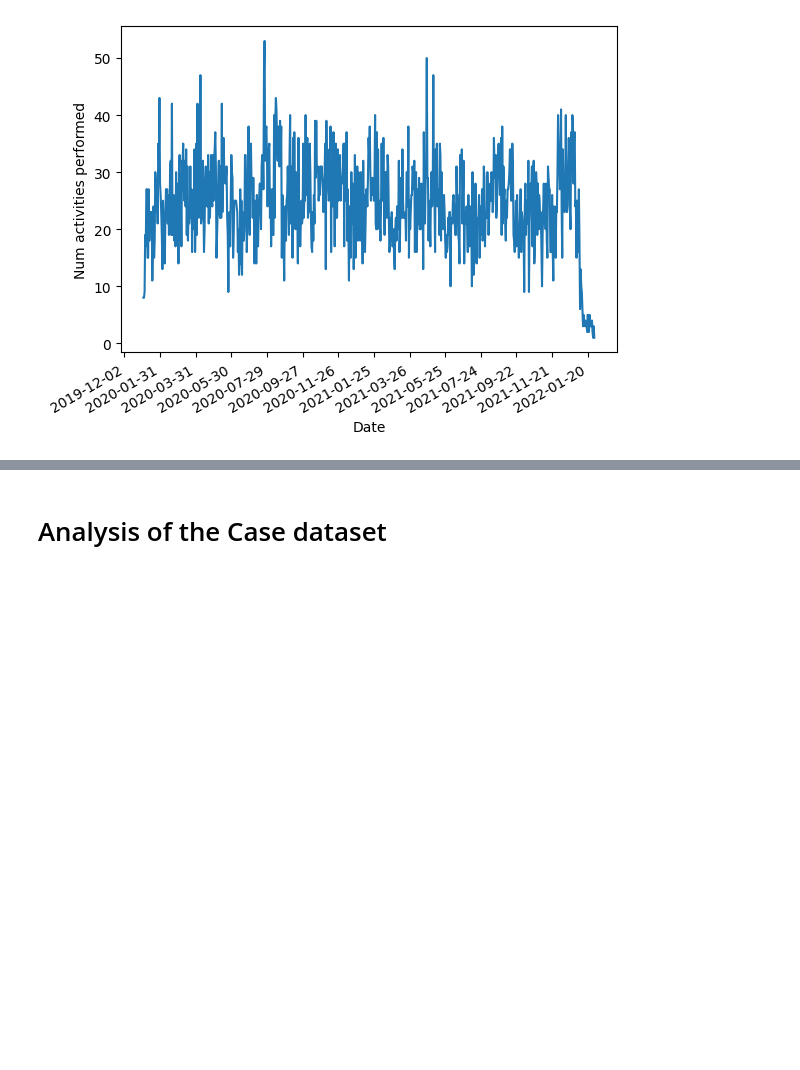
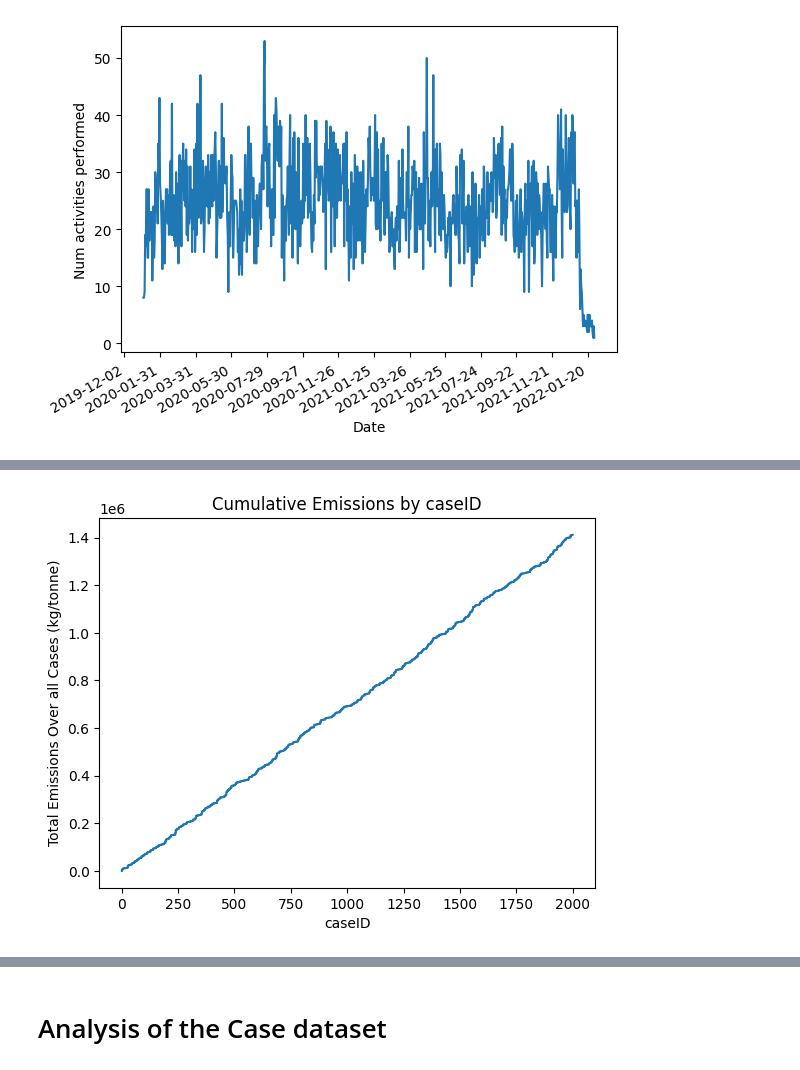
Before and after one commit to aaaka5h/BOLT-Datathon, a Jupyter notebook: analysis.ipynb, the cells around one changed output, grey strips where cells are left out. Drawn from its saved outputs; the diff is of its cells as text; code cells hidden in the pictures; blank space fills up the shorter version.

```diff
--- a/analysis.ipynb
+++ b/analysis.ipynb
@@ -78,0 +130,12 @@ plt.show()
+# %%
+cumulative_emissions = activity_emissions_df['CO2 Emissions (kg/tonne)'].cumsum()
+caseIDs = np.sort(activity_emissions_df['caseID'])
+
+plt.plot(caseIDs, cumulative_emissions)
+plt.xlabel('caseID')
+plt.ylabel('Total Emissions Over all Cases (kg/tonne)')
+plt.title('Cumulative Emissions by caseID')
+
+plt.show()
+# %% [output]
+[figure, added]
```
Also changed, not shown: parts of 9 cells of this notebook.
